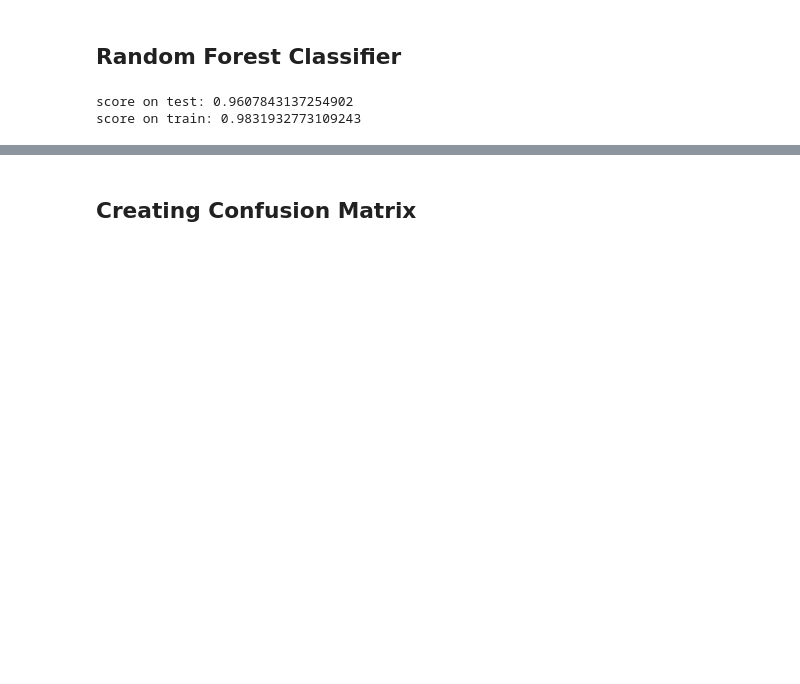
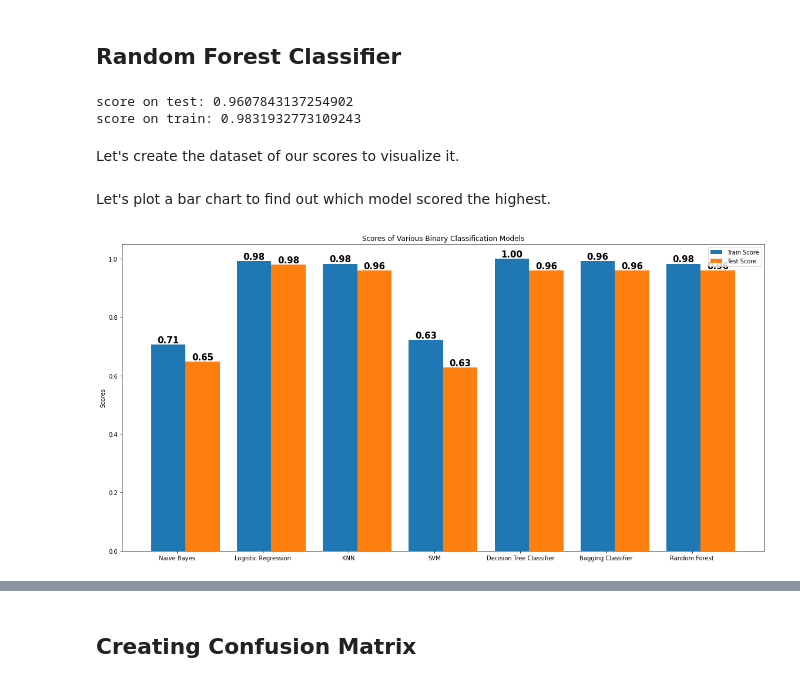
Before and after one commit to Pragyanand/divorce-prediction, a Jupyter notebook: Divorce Prediction.ipynb, the cells around one changed output, grey strips where cells are left out. Saved outputs shown, nothing was run; the diff lists cells and outputs as text; code cells hidden in the pictures; blank space fills up the shorter version.

```diff
--- a/Divorce Prediction.ipynb
+++ b/Divorce Prediction.ipynb
@@ -220,8 +243,55 @@ score on train: 1.0
 rf = RandomForestClassifier(n_estimators=10, max_depth=2)
 rf.fit(X_train, y_train)
 
-print("score on test: " + str(rf.score(X_test, y_test)))
-print("score on train: "+ str(rf.score(X_train, y_train)))
+rf_score_test = rf.score(X_test, y_test)
+rf_score_train = rf.score(X_train, y_train)
+
+
+print("score on test: " + str(rf_score_test))
+print("score on train: "+ str(rf_score_train))
 # %% [output]
 score on test: 0.9607843137254902
 score on train: 0.9831932773109243
+# %% [markdown]
+Let's create the dataset of our scores to visualize it.
+# %%
+scores = [['Naive Bayes',mnb_score_test,mnb_score_train],
+          ['Logistic Regression',lr_score_test,lr_score_train],
+          ['KNN', knn_score_test,knn_score_train],
+          ['SVM', svm_score_test,svm_score_train],
+          ['Decision Tree Classifier', clf_score_test,clf_score_train],
+          ['Bagging Classifier',bg_score_test,bg_score_train],
+          ['Random Forest',rf_score_test,rf_score_train]]
+
+score_df = pd.DataFrame(scores, columns = ['Model Name', 'TestScore' , 'TrainScore'])
+# %% [markdown]
+Let's plot a bar chart to find out which model scored the highest.
+# %%
+xpos = np.arange(7)
+
+plt.figure(figsize =(16,8))
+
+plt.xticks(xpos, score_df['Model Name'] )
+plt.ylabel("Scores")
+plt.title("Scores of Various Binary Classification Models")
+testbar = plt.bar(xpos - 0.1, score_df['TrainScore'],width = 0.4, label = "Train Score")
+trainbar = plt.bar(xpos + 0.3, score_df['TestScore'], width = 0.4, label = "Test Score")
+
+plt.legend()
+
+count = 0
+for count,rect in enumerate(testbar + trainbar):
+    height = rect.get_height()
+
+    if (count==0 or count%2==0) and (count<=7):
+        plt.text(rect.get_x() + rect.get_width()/2.0, height, '%0.2f' % score_df["TrainScore"][count], ha='center', va='bottom', weight = "bold", fontsize = 15)
+    elif(count>=7):
+        cnt = count-7
+        plt.text(rect.get_x() + rect.get_width()/2.0, height, '%0.2f' % score_df["TestScore"][cnt], ha='center', va='bottom' weight = "bold", fontsize = 15)
+    else:
+        plt.text(rect.get_x() + rect.get_width()/2.0, height, '%0.2f' % score_df["TestScore"][count], ha='center', va='bottom')
+
+plt.tight_layout()
+plt.show()
+# %% [output]
+[figure, added]
```
Also changed, not shown: parts of 28 cells of this notebook.
